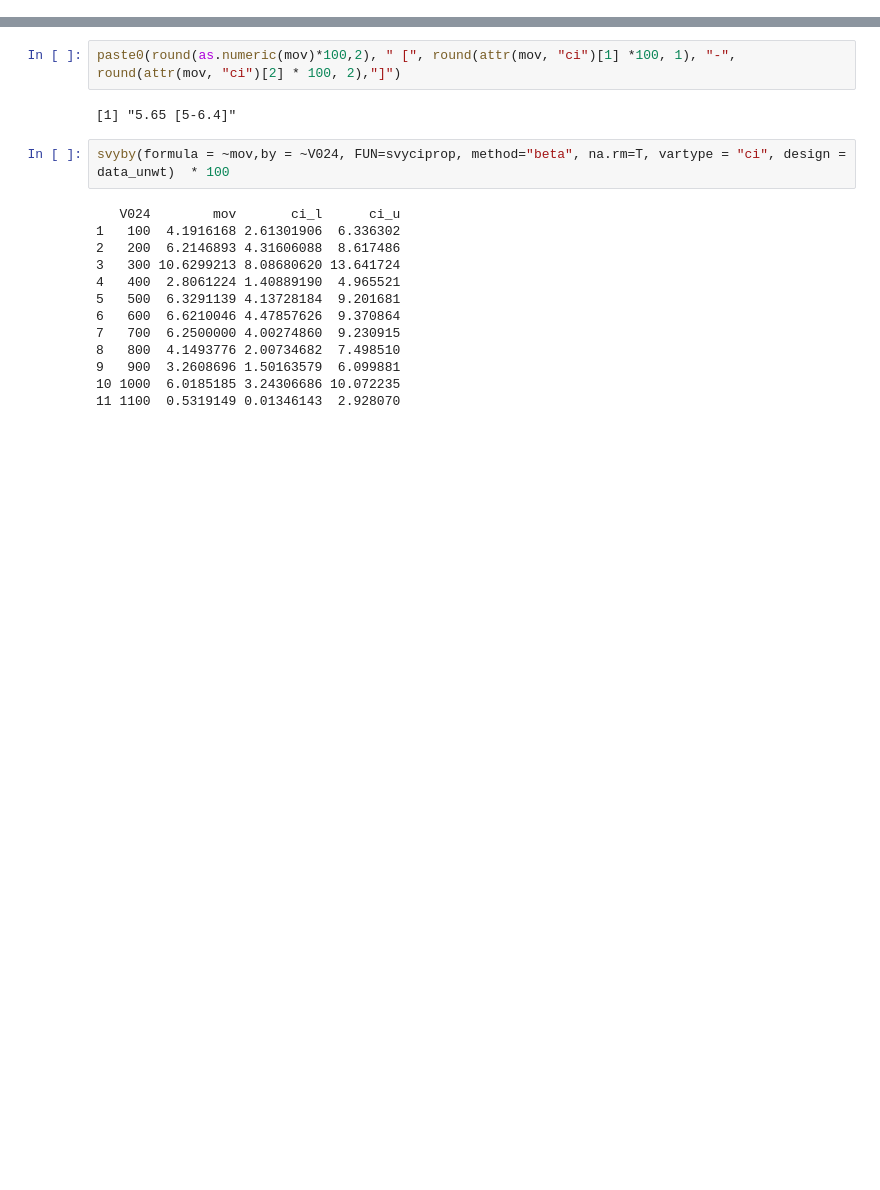
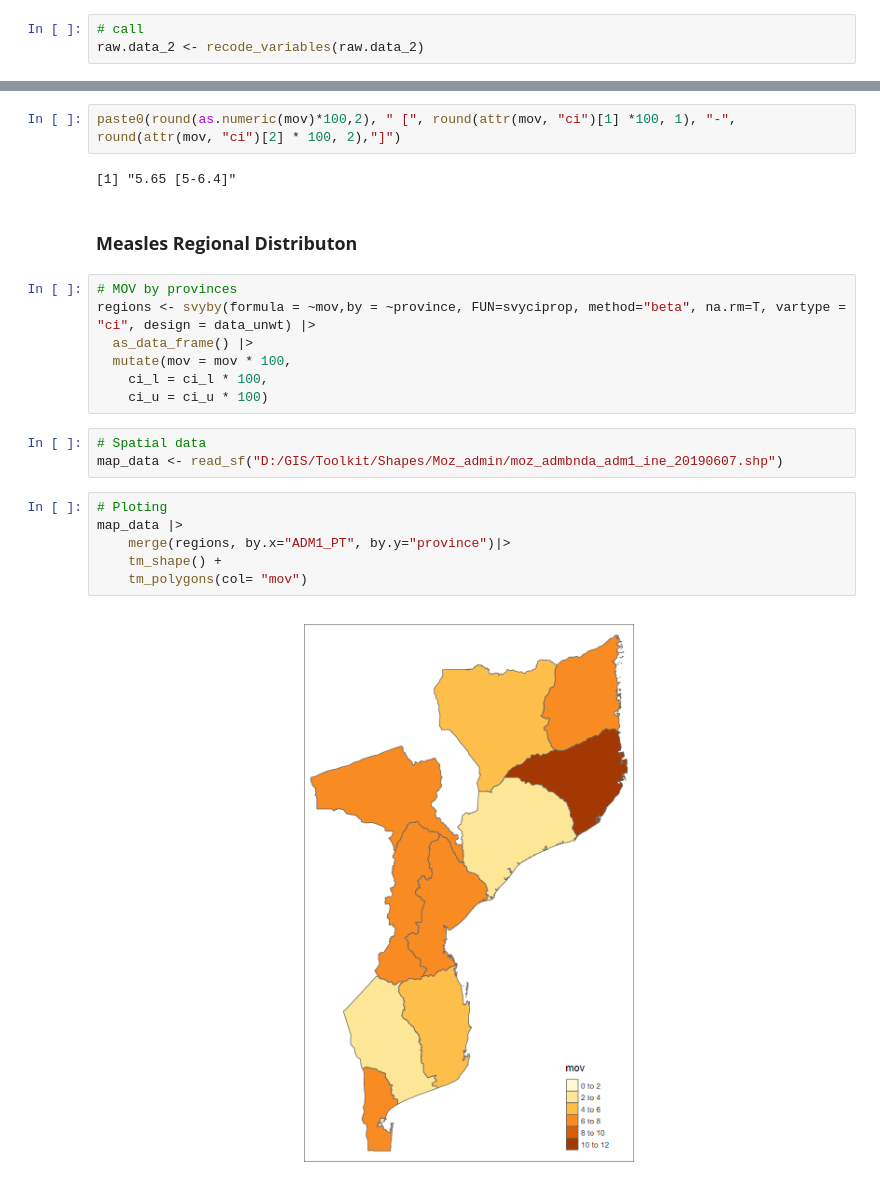
Before and after one commit to Edmilson-Filimone/MOV-DHS-Missed_Opportunity_for_Vaccination, a Jupyter notebook: Under_5_Measles_MOV_Estimation.ipynb, the cells around one changed output, grey strips where cells are left out. Saved outputs shown, nothing was run; the diff lists cells and outputs as text; blank space fills up the shorter version.

Commit message:
Unweighted MOV spatial distribution

```diff
--- a/Under_5_Measles_MOV_Estimation.ipynb
+++ b/Under_5_Measles_MOV_Estimation.ipynb
@@ -107,6 +300,9 @@ raw.data_1 <- birth_and_interview_dates(raw.data)
 # %%
 # call
 raw.data_2 <- vac_age(data = raw.data_1, vac_list = vaccines_list)
+# %%
+# call
+raw.data_2 <- recode_variables(raw.data_2)
 # %% [markdown]
 ### **Measles MOV**
 # %%
@@ -131,18 +327,23 @@ mov <- svyciprop(formula = ~mov, method = "logit", design = data_unwt)
 paste0(round(as.numeric(mov)*100,2), " [", round(attr(mov, "ci")[1] *100, 1), "-", round(attr(mov, "ci")[2] * 100, 2),"]")
 # %% [output]
 [1] "5.65 [5-6.4]"
+# %% [markdown]
+### **Measles Regional Distributon**
 # %%
-svyby(formula = ~mov,by = ~V024, FUN=svyciprop, method="beta", na.rm=T, vartype = "ci", design = data_unwt)  * 100
+# MOV by provinces
+regions <- svyby(formula = ~mov,by = ~province, FUN=svyciprop, method="beta", na.rm=T, vartype = "ci", design = data_unwt) |>
+  as_data_frame() |>
+  mutate(mov = mov * 100,
+	ci_l = ci_l * 100,
+	ci_u = ci_u * 100)
-# %% [output]
-   V024        mov       ci_l      ci_u
-1   100  4.1916168 2.61301906  6.336302
-2   200  6.2146893 4.31606088  8.617486
-3   300 10.6299213 8.08680620 13.641724
-4   400  2.8061224 1.40889190  4.965521
-5   500  6.3291139 4.13728184  9.201681
-6   600  6.6210046 4.47857626  9.370864
-7   700  6.2500000 4.00274860  9.230915
-8   800  4.1493776 2.00734682  7.498510
-9   900  3.2608696 1.50163579  6.099881
-10 1000  6.0185185 3.24306686 10.072235
-11 1100  0.5319149 0.01346143  2.928070
+# %%
+# Spatial data
+map_data <- read_sf("D:/GIS/Toolkit/Shapes/Moz_admin/moz_admbnda_adm1_ine_20190607.shp")
+# %%
+# Ploting
+map_data |>
+	merge(regions, by.x="ADM1_PT", by.y="province")|>
+	tm_shape() +
+	tm_polygons(col= "mov")
+# %% [output]
+[figure, added]
```
Also changed, not shown: parts of 3 cells of this notebook.
